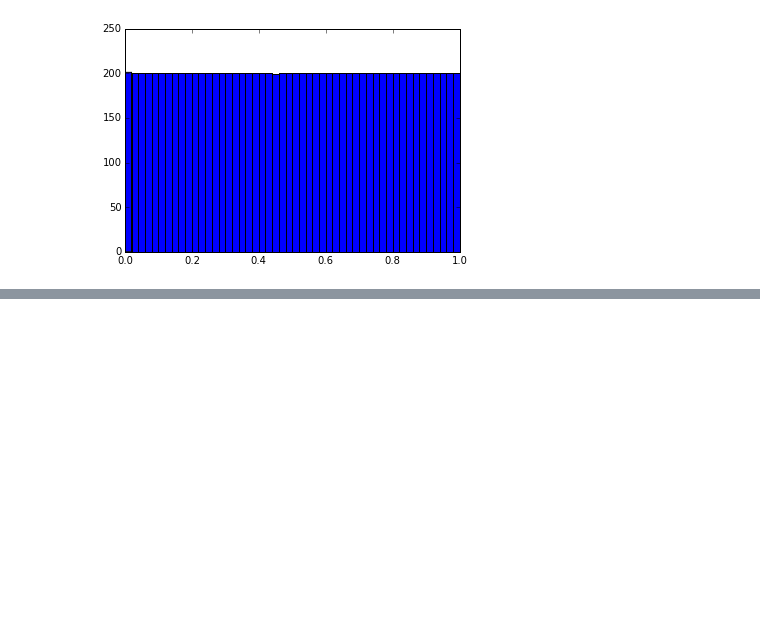
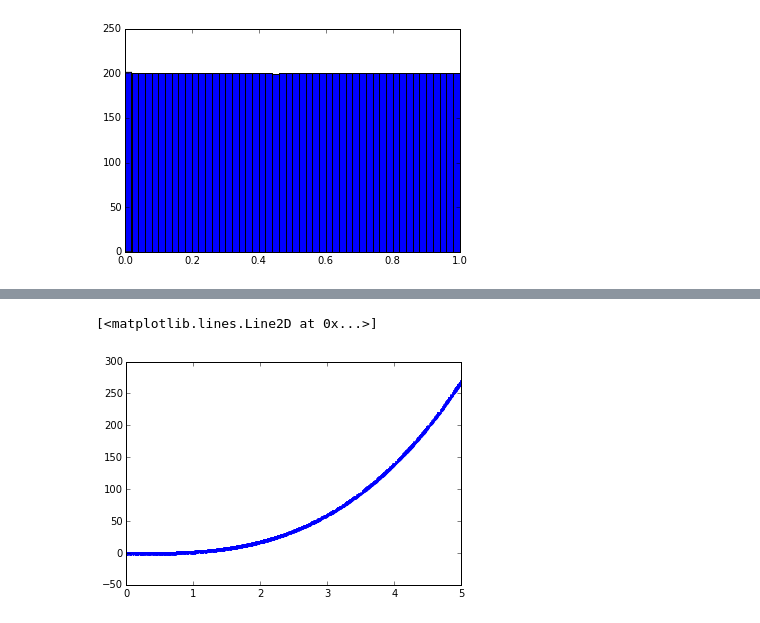
Before and after one commit to wpmackay/Python, a Jupyter notebook: Notes/Week 10 Notes.ipynb, the cells around one changed output, grey strips where cells are left out. Saved outputs shown, nothing was run; the diff lists cells and outputs as text; code cells hidden in the pictures; blank space fills up the shorter version.

```diff
--- a/Notes/Week 10 Notes.ipynb
+++ b/Notes/Week 10 Notes.ipynb
@@ -106,0 +109,7 @@ plot(x, ms=1)
+# %%
+x=5*random.rand(1000)
+y=mysteryf(x)
+plot(x,y,'b.')
+# %% [output]
+[<matplotlib.lines.Line2D at 0x...>]
+[figure, added]
```
Also changed, not shown: parts of 12 cells of this notebook, 1 other file.
